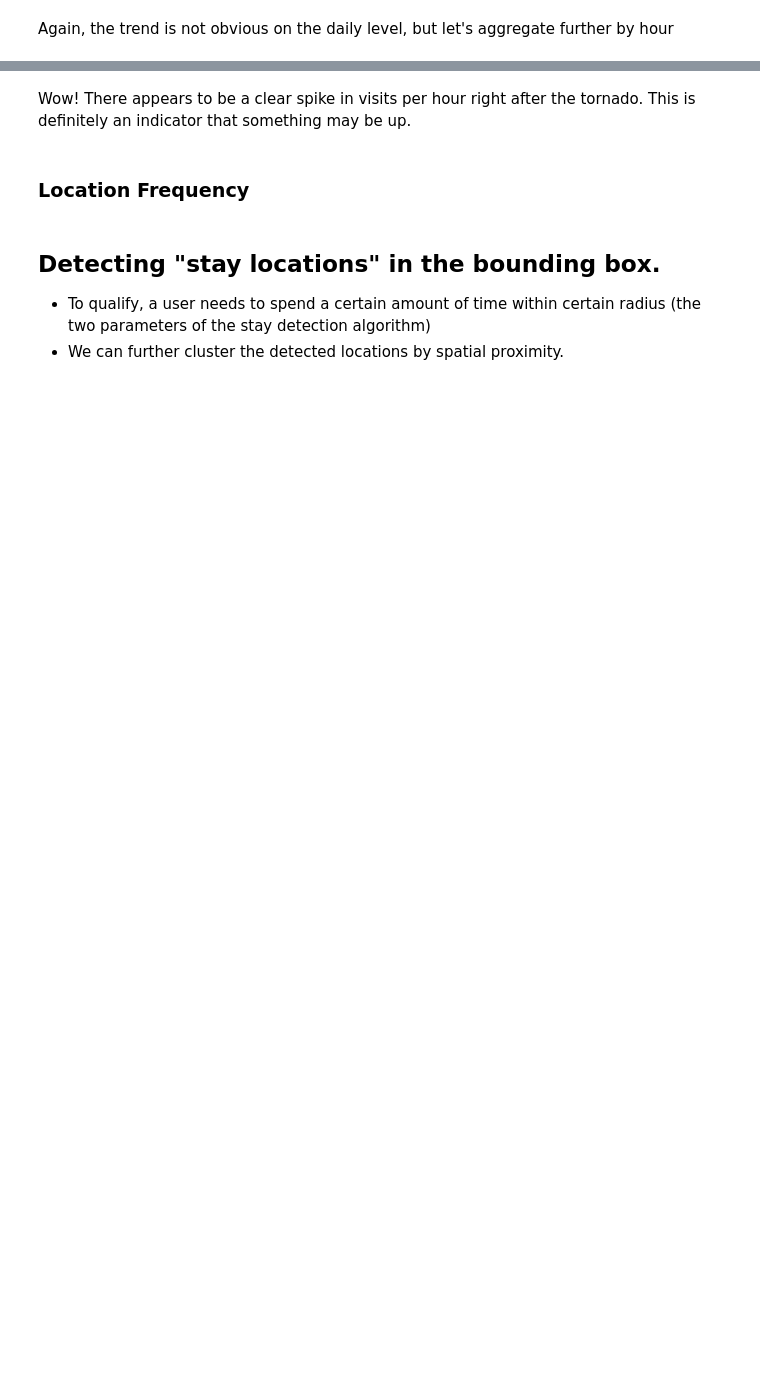
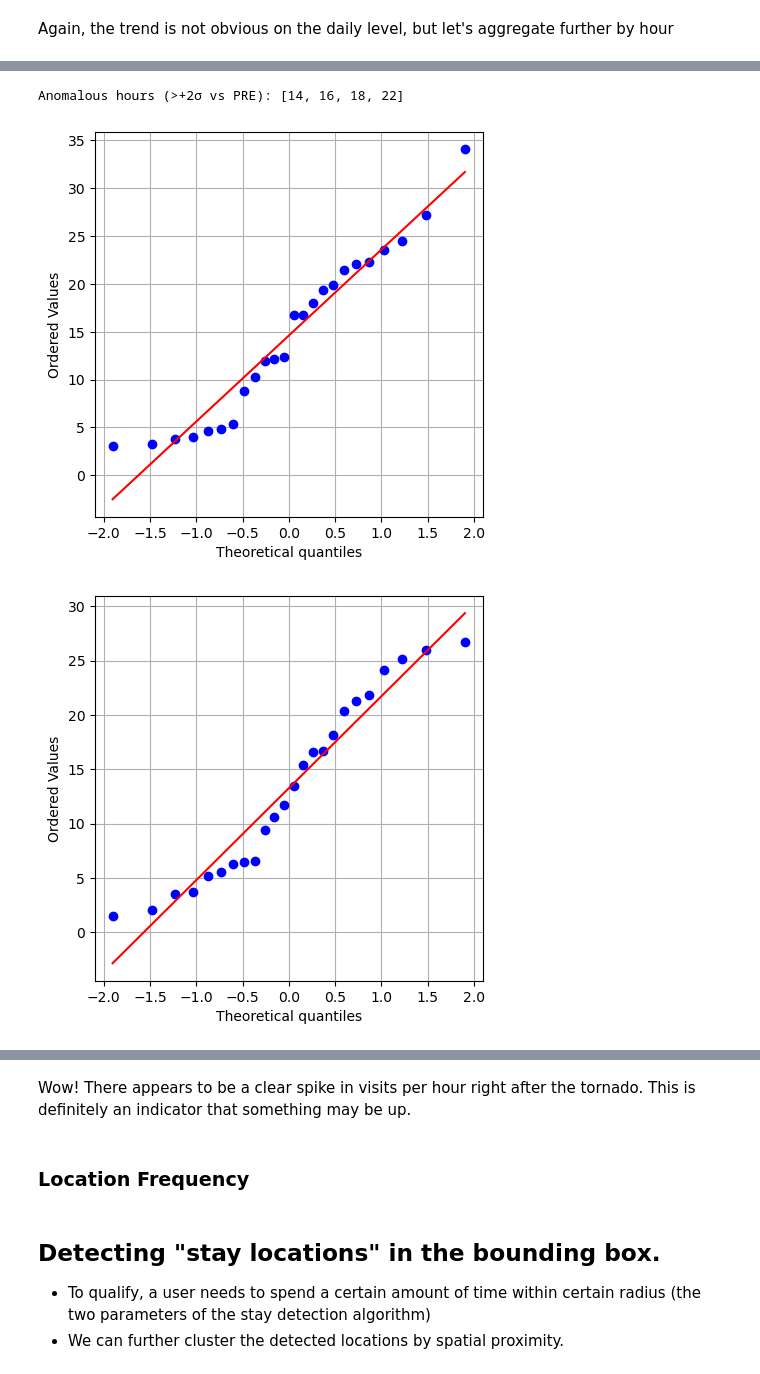
Before and after one commit to ekinugurel/SatMobFusion, a Jupyter notebook: analysis/TulsaMobileDataAnalysis.ipynb, the cells around one changed output, grey strips where cells are left out. Saved outputs shown, nothing was run; the diff lists cells and outputs as text; code cells hidden in the pictures; blank space fills up the shorter version.

```diff
--- a/analysis/TulsaMobileDataAnalysis.ipynb
+++ b/analysis/TulsaMobileDataAnalysis.ipynb
@@ -256,0 +413,29 @@ ax.set_ylim((0, None))
+# %%
+# 3) Hourly anomaly flags (relative to POST)
+z = (event - post_mean) / np.where(post_std>0, post_std, np.inf)
+anomaly_hours = np.where(z > 2.0)[0]  # > +2σ (tweak as needed)
+print("Anomalous hours (>+2σ vs PRE):", anomaly_hours.tolist())
+# %% [output]
+Anomalous hours (>+2σ vs PRE): [14, 16, 18, 22]
+# %%
+import scipy.stats as stats
+
+def qq_plot_baseline(df, col="n_visits", label="Pre-event"):
+    """
+    Draws a QQ-plot of hourly baseline values against the normal distribution.
+    Expects df with hourly mean and std or just values; works on 'n_visits'.
+    """
+    vals = df[col].values.astype(float)
+    vals = vals[np.isfinite(vals)]
+    plt.figure(figsize=(5,5))
+    stats.probplot(vals, dist="norm", plot=plt)
+    #plt.title(f"QQ-plot of {label} hourly values")
+    plt.title("")
+    plt.grid(True)
+    plt.show()
+
+qq_plot_baseline(damage_area_pre_tdf_vpt_df, col="n_visits", label="Pre-event")
+qq_plot_baseline(damage_area_post_tdf_vpt_df, col="n_visits", label="Post-event")
+# %% [output]
+[figure, added]
+[figure, added]
```
Also changed, not shown: parts of 36 cells of this notebook, 19 other files.
